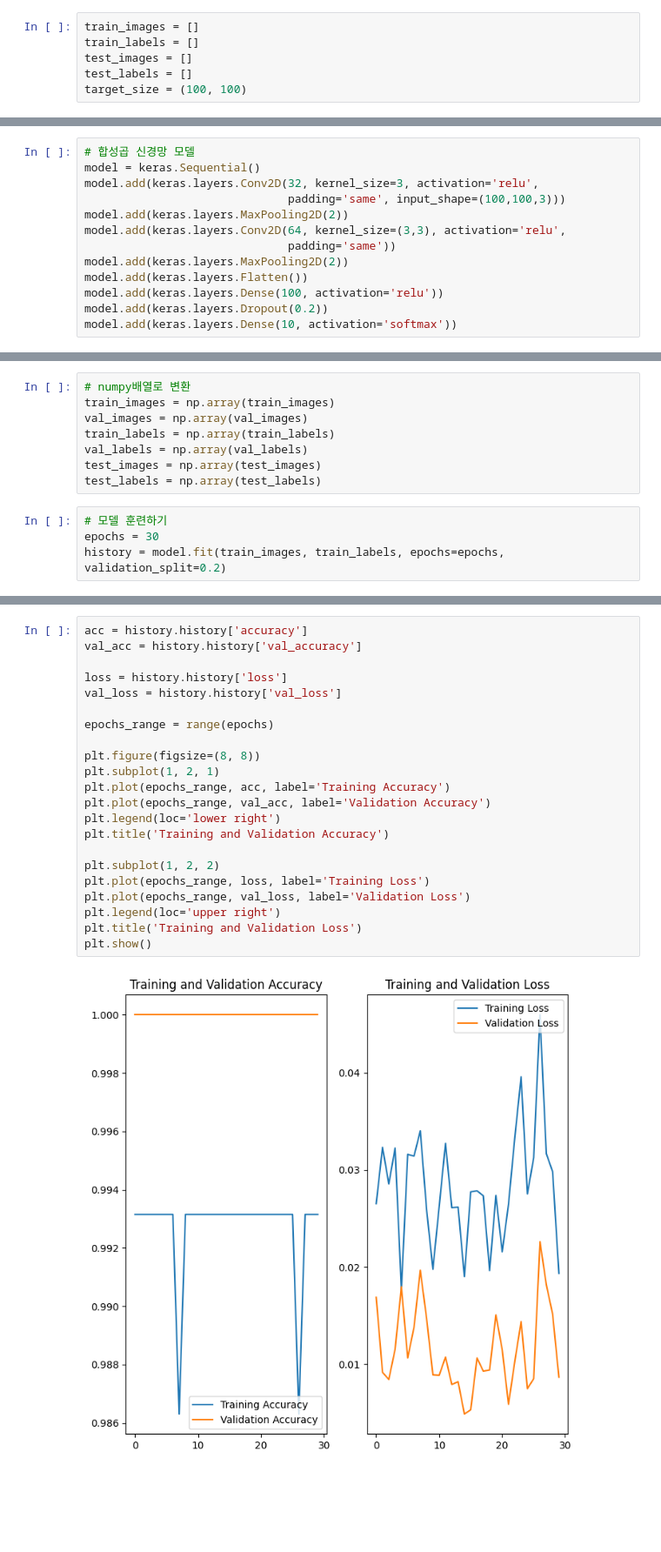
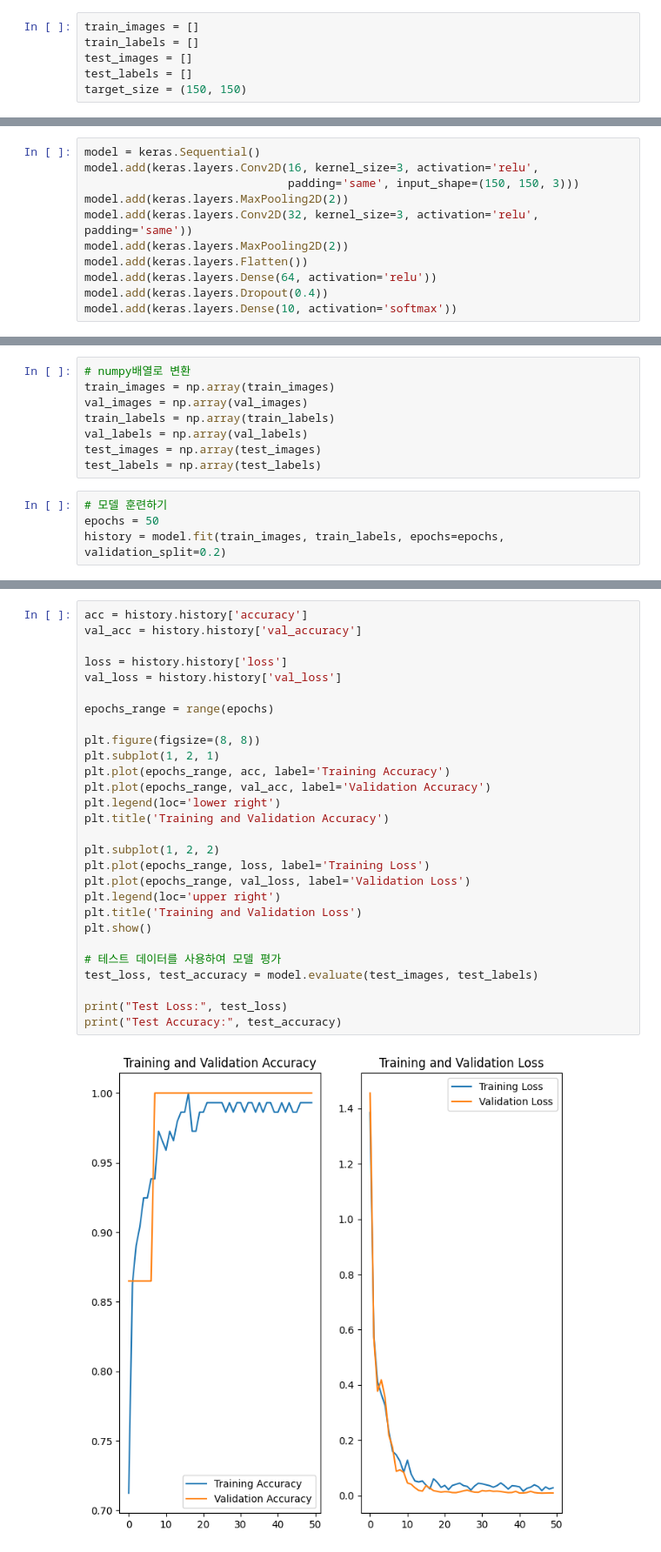
Before and after one commit to Cksdud123/colab, a Jupyter notebook: Anomaly_Detection.ipynb, the cells around one changed output, grey strips where cells are left out. Shown: that part at 87% size. Saved outputs shown, nothing was run; the diff lists cells and outputs as text; blank space fills up the shorter version.

```diff
--- a/Anomaly_Detection.ipynb
+++ b/Anomaly_Detection.ipynb
@@ -24,7 +25,7 @@ train_images = []
 train_labels = []
 test_images = []
 test_labels = []
-target_size = (100, 100)
+target_size = (150, 150)
 # %%
 # 데이터셋 내의 모든 이미지 파일에 대해 resize 작업과 픽셀 값 정규화 작업
 # 이미지 로드 및 리사이징
@@ -70,17 +71,15 @@ train_images, val_images, train_labels, val_labels = train_test_split(all_images
                                                                       test_size=0.2,
                                                                       random_state=42)
 # %%
-# 합성곱 신경망 모델
 model = keras.Sequential()
-model.add(keras.layers.Conv2D(32, kernel_size=3, activation='relu',
-                              padding='same', input_shape=(100,100,3)))
+model.add(keras.layers.Conv2D(16, kernel_size=3, activation='relu',
+                              padding='same', input_shape=(150, 150, 3)))
 model.add(keras.layers.MaxPooling2D(2))
-model.add(keras.layers.Conv2D(64, kernel_size=(3,3), activation='relu',
-                              padding='same'))
+model.add(keras.layers.Conv2D(32, kernel_size=3, activation='relu', padding='same'))
 model.add(keras.layers.MaxPooling2D(2))
 model.add(keras.layers.Flatten())
-model.add(keras.layers.Dense(100, activation='relu'))
-model.add(keras.layers.Dropout(0.2))
+model.add(keras.layers.Dense(64, activation='relu'))
+model.add(keras.layers.Dropout(0.4))
 model.add(keras.layers.Dense(10, activation='softmax'))
 # %%
 model.compile(optimizer='adam',
@@ -116,6 +115,6 @@ test_images = np.array(test_images)
 test_labels = np.array(test_labels)
 # %%
 # 모델 훈련하기
-epochs = 30
+epochs = 50
 history = model.fit(train_images, train_labels, epochs=epochs, validation_split=0.2)
 # %% [output]
@@ -139,24 +139,30 @@ Epoch 30/30
 # %%
 acc = history.history['accuracy']
 val_acc = history.history['val_accuracy']
 
 loss = history.history['loss']
 val_loss = history.history['val_loss']
 
 epochs_range = range(epochs)
 
 plt.figure(figsize=(8, 8))
 plt.subplot(1, 2, 1)
 plt.plot(epochs_range, acc, label='Training Accuracy')
 plt.plot(epochs_range, val_acc, label='Validation Accuracy')
 plt.legend(loc='lower right')
 plt.title('Training and Validation Accuracy')
 
 plt.subplot(1, 2, 2)
 plt.plot(epochs_range, loss, label='Training Loss')
 plt.plot(epochs_range, val_loss, label='Validation Loss')
 plt.legend(loc='upper right')
 plt.title('Training and Validation Loss')
 plt.show()
+
+# 테스트 데이터를 사용하여 모델 평가
+test_loss, test_accuracy = model.evaluate(test_images, test_labels)
+
+print("Test Loss:", test_loss)
+print("Test Accuracy:", test_accuracy)
 # %% [output]
-[figure, old version]
+[figure, new version]
```
Also changed, not shown: parts of 7 cells of this notebook.
